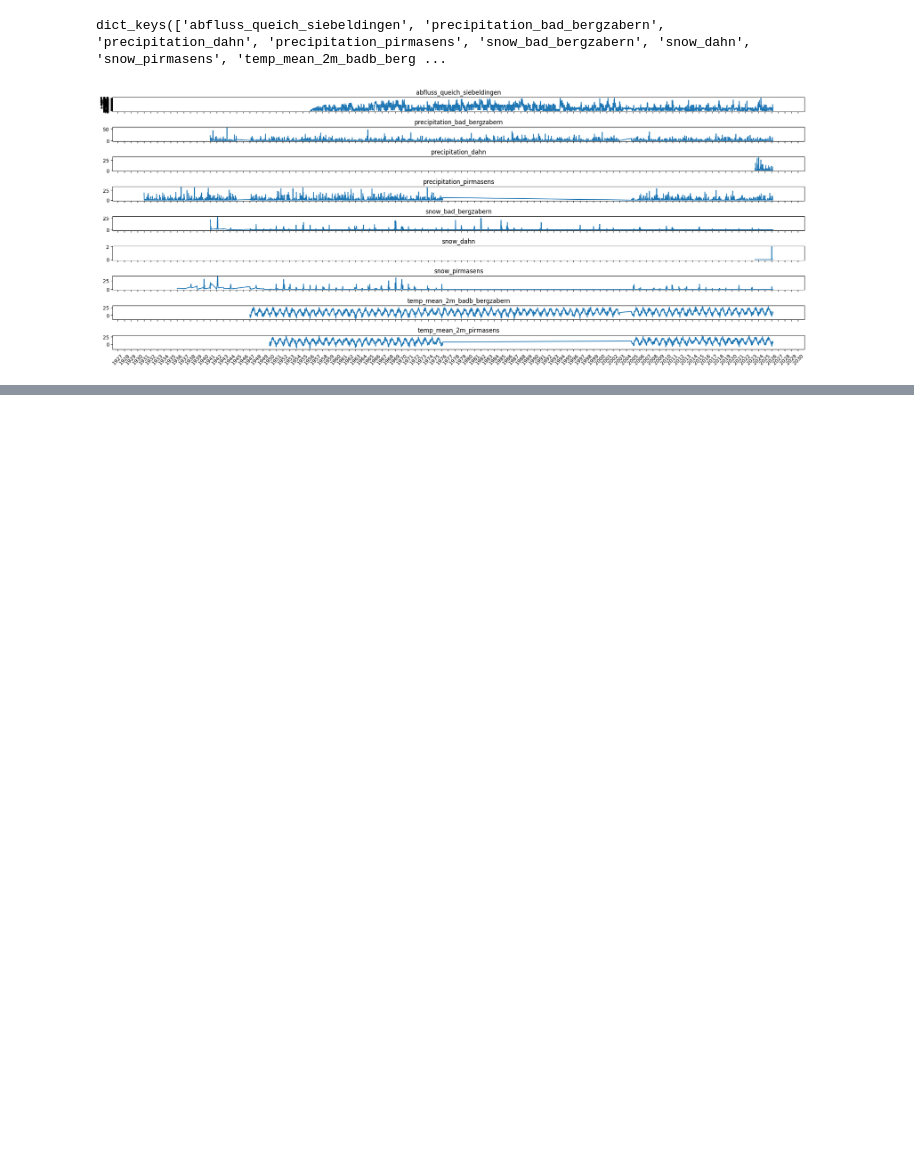
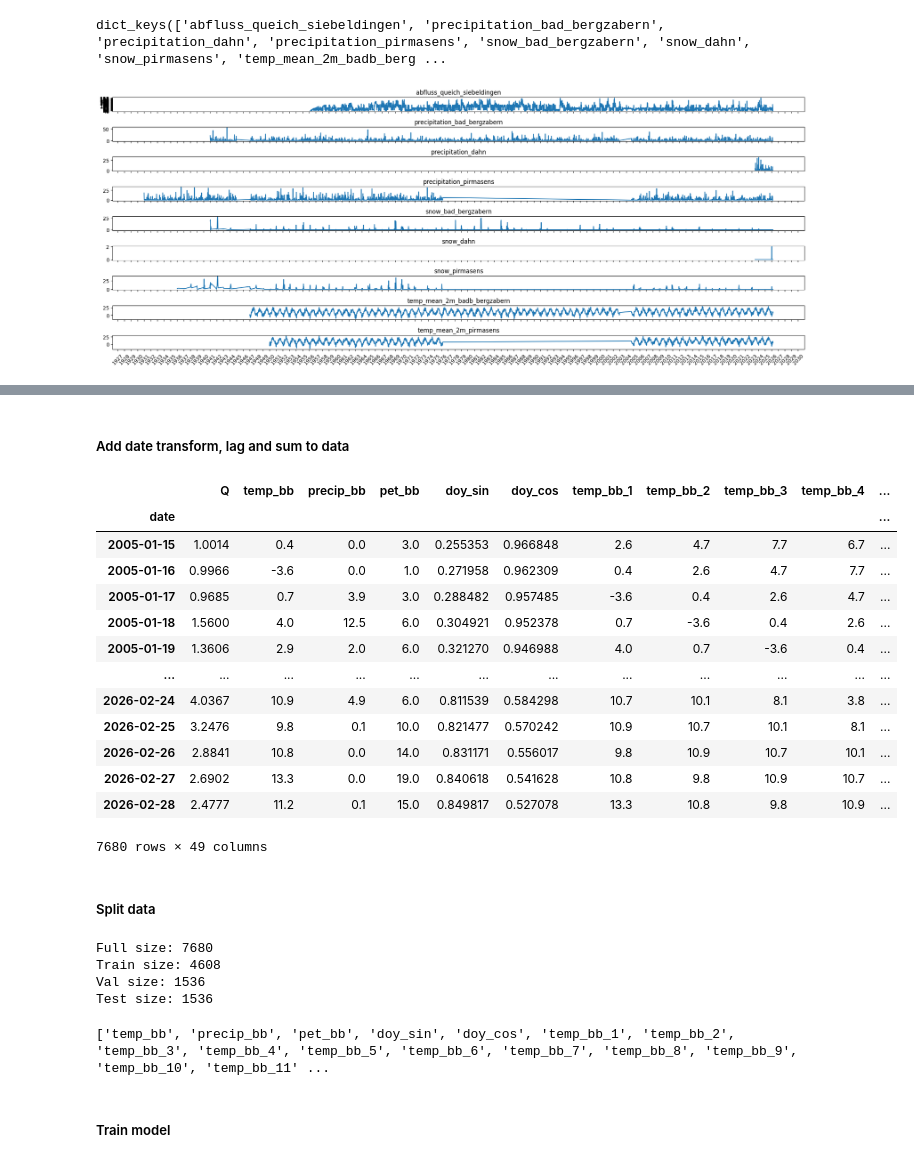
Before and after one commit to danielsehr/pred-Q-ueich, a Jupyter notebook: temp.ipynb, the cells around one changed output, grey strips where cells are left out. Saved outputs shown, nothing was run; the diff lists cells and outputs as text; code cells hidden in the pictures; blank space fills up the shorter version.

```diff
--- a/temp.ipynb
+++ b/temp.ipynb
@@ -10,7 +10,7 @@ import matplotlib.dates as mdates
 # %%
 root_data = Path("./data")
 
-keywords = ["data", "queich"]
+keywords = ["data", "queich", "pet"]
 csv_paths = [
     f for f in root_data.rglob("*.csv")
     if any(k in f.name for k in keywords)
@@ -156,0 +224,78 @@ array([205511,    461,   3821,  65382,  51802,  43488,  44284,  34518,
+# %% [markdown]
+##### Add date transform, lag and sum to data
+# %%
+# Add sin cos date transform to data
+df_all["doy_sin"] = np.sin(2*np.pi * df_all.index.dayofyear/365)
+df_all["doy_cos"] = np.cos(2*np.pi * df_all.index.dayofyear/365)
+
+
+for col in df_all.columns:
+    if "precip" in col or "temp" in col or "pet" in col:
+        for lag in range(1, 14):
+            df_all[f"{col}_{lag}"] = df_all[col].shift(lag)
+
+    if "precip" in col:
+        for d in [3, 7, 14]:
+            df_all[f"{col}_sum_{d}"] = df_all[col].rolling(d).sum()
+
+df_all["target"] = df_all["Q"].shift(-1)
+
+df_all.dropna(inplace=True)
+
+df_all
+# %% [output]
+|  | Q | temp_bb | precip_bb | pet_bb | doy_sin | doy_cos | temp_bb_1 | temp_bb_2 | temp_bb_3 | temp_bb_4 | ... |
+| date |  |  |  |  |  |  |  |  |  |  | ... |
+| 2005-01-15 | 1.0014 | 0.4 | 0.0 | 3.0 | 0.255353 | 0.966848 | 2.6 | 4.7 | 7.7 | 6.7 | ... |
+| 2005-01-16 | 0.9966 | -3.6 | 0.0 | 1.0 | 0.271958 | 0.962309 | 0.4 | 2.6 | 4.7 | 7.7 | ... |
+| 2005-01-17 | 0.9685 | 0.7 | 3.9 | 3.0 | 0.288482 | 0.957485 | -3.6 | 0.4 | 2.6 | 4.7 | ... |
+| 2005-01-18 | 1.5600 | 4.0 | 12.5 | 6.0 | 0.304921 | 0.952378 | 0.7 | -3.6 | 0.4 | 2.6 | ... |
+| 2005-01-19 | 1.3606 | 2.9 | 2.0 | 6.0 | 0.321270 | 0.946988 | 4.0 | 0.7 | -3.6 | 0.4 | ... |
+| ... | ... | ... | ... | ... | ... | ... | ... | ... | ... | ... | ... |
+| 2026-02-24 | 4.0367 | 10.9 | 4.9 | 6.0 | 0.811539 | 0.584298 | 10.7 | 10.1 | 8.1 | 3.8 | ... |
+| 2026-02-25 | 3.2476 | 9.8 | 0.1 | 10.0 | 0.821477 | 0.570242 | 10.9 | 10.7 | 10.1 | 8.1 | ... |
+| 2026-02-26 | 2.8841 | 10.8 | 0.0 | 14.0 | 0.831171 | 0.556017 | 9.8 | 10.9 | 10.7 | 10.1 | ... |
+| 2026-02-27 | 2.6902 | 13.3 | 0.0 | 19.0 | 0.840618 | 0.541628 | 10.8 | 9.8 | 10.9 | 10.7 | ... |
+| 2026-02-28 | 2.4777 | 11.2 | 0.1 | 15.0 | 0.849817 | 0.527078 | 13.3 | 10.8 | 9.8 | 10.9 | ... |
+7680 rows × 49 columns
+# %% [markdown]
+##### Split data
+# %%
+def split_date(df: pd.DataFrame) -> tuple[pd.DataFrame, pd.DataFrame, pd.DataFrame]:
+    """Performs a 70, 20, 10 split of the dataframe"""
+
+
+# 70 / 20 / 10 split
+train_idx = int(len(df_all) * 0.6)
+val_idx = train_idx + int(len(df_all) * 0.2)
+
+df_train = df_all.iloc[:train_idx]
+df_val = df_all.iloc[train_idx:val_idx]
+df_test = df_all.iloc[val_idx:]
+
+print(f"Full size: {len(df_all)}")
+print(f"Train size: {len(df_train)}")
+print(f"Val size: {len(df_val)}")
+print(f"Test size: {len(df_test)}")
+# %% [output]
+Full size: 7680
+Train size: 4608
+Val size: 1536
+Test size: 1536
+# %%
+skipcols = ["target", "date", "Q"]
+feature_cols = [col for col in df_all.columns if col not in skipcols]
+print(feature_cols)
+
+X_train = df_train[feature_cols]
+y_train = df_train["target"]
+
+X_val = df_val[feature_cols]
+y_val = df_val["target"]
+
+X_test = df_test[feature_cols]
+y_test = df_test["target"]
+# %% [output]
+['temp_bb', 'precip_bb', 'pet_bb', 'doy_sin', 'doy_cos', 'temp_bb_1', 'temp_bb_2', 'temp_bb_3', 'temp_bb_4', 'temp_bb_5', 'temp_bb_6', 'temp_bb_7', 'temp_bb_8', 'temp_bb_9', 'temp_bb_10', 'temp_bb_11' ...
+# %% [markdown]
+##### Train model
```
Also changed, not shown: parts of 26 cells of this notebook.
